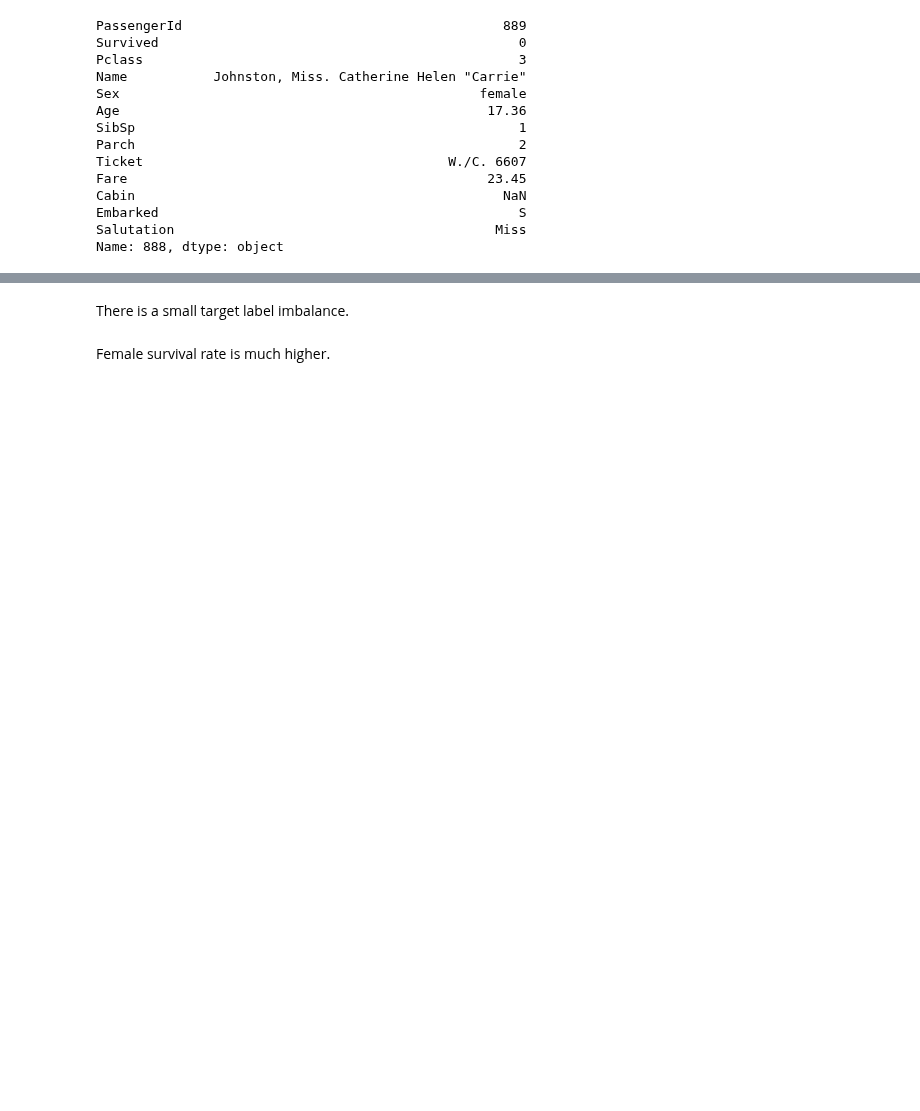
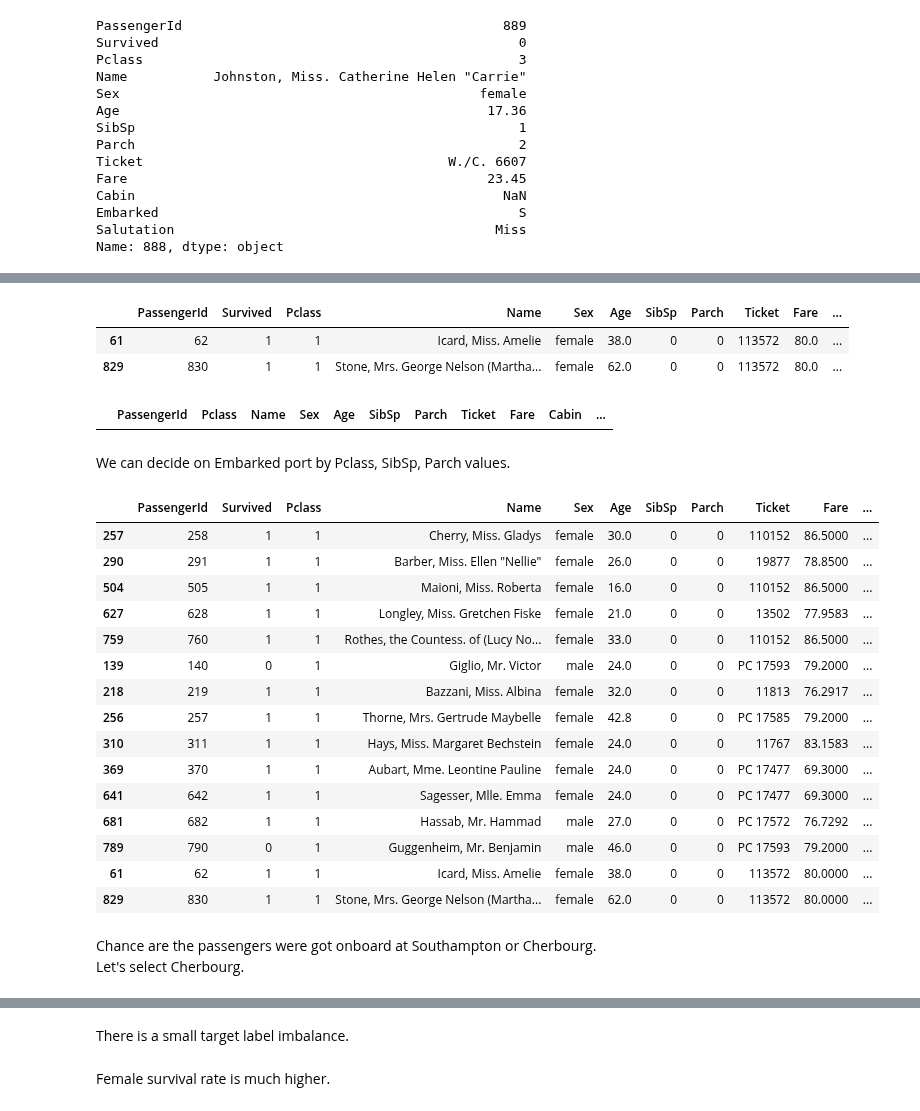
Before and after one commit to IgorBeHolder/Netology, a Jupyter notebook: Titanic.ipynb, the cells around one changed output, grey strips where cells are left out. Cells and saved outputs as stored; diff of their text form; code cells hidden in the pictures; blank space fills up the shorter version.

```diff
--- a/Titanic.ipynb
+++ b/Titanic.ipynb
@@ -257,5 +226,5 @@ df_test[df_test.Salutation=='Ms' ]
 # %%
-def add_age(row):
+def fill_age(row):
     '''
     Add age to missing values
     '''
@@ -266,6 +237,6 @@ def add_age(row):
 # %%
-df.Age = df.apply(add_age, axis=1) # add the age to the dataframe
-df_test.Age = df_test.apply(add_age, axis=1) # add the age to the TEST dataframe
+df.Age = df.apply(fill_age, axis=1) # fill the age to the dataframe
+df_test.Age = df_test.apply(fill_age, axis=1) # fill the age to the TEST dataframe
 df.loc[888,:] # check if the age was added
 # %% [output]
 PassengerId                                         889
@@ -287,0 +313,5 @@ Unfortunately, she didn't survive the sinking.
+# %%
+pd.set_option('display.max_colwidth', None) # to display full text in columns
+df.groupby("Ticket").agg(List_of_passengers_by_one_ticket=("Name", lambda x: x.tolist()),
+                                   Count=('PassengerId','count'),
+                                   Deck=("Pclass", lambda x: x.tolist())).sort_values(by='Count', ascending=False).head(10)
@@ -287,0 +334,2 @@ Unfortunately, she didn't survive the sinking.
+# %%
+pd.reset_option('display.max_colwidth') # reset the display option
@@ -287,0 +410,34 @@ Unfortunately, she didn't survive the sinking.
+# %%
+df[df.Embarked.isna()] # check if there is a missing value in TRAIN set
+# %% [output]
+|  | PassengerId | Survived | Pclass | Name | Sex | Age | SibSp | Parch | Ticket | Fare | ... |
+| 61 | 62 | 1 | 1 | Icard, Miss. Amelie | female | 38.0 | 0 | 0 | 113572 | 80.0 | ... |
+| 829 | 830 | 1 | 1 | Stone, Mrs. George Nelson (Martha... | female | 62.0 | 0 | 0 | 113572 | 80.0 | ... |
+# %%
+df_test[df_test.Embarked.isna()] # check if there is a missing value in TEST set
+# %% [output]
+|  | PassengerId | Pclass | Name | Sex | Age | SibSp | Parch | Ticket | Fare | Cabin | ... |
+# %% [markdown]
+We can decide on Embarked port by Pclass, SibSp, Parch values.
+# %%
+df[(df.Pclass == 1) & (df.SibSp == 0) & (df.Parch == 0) & (df.Fare < 90) & (df.Fare > 60)].sort_values(by='Embarked', ascending=False)
+# %% [output]
+|  | PassengerId | Survived | Pclass | Name | Sex | Age | SibSp | Parch | Ticket | Fare | ... |
+| 257 | 258 | 1 | 1 | Cherry, Miss. Gladys | female | 30.0 | 0 | 0 | 110152 | 86.5000 | ... |
+| 290 | 291 | 1 | 1 | Barber, Miss. Ellen "Nellie" | female | 26.0 | 0 | 0 | 19877 | 78.8500 | ... |
+| 504 | 505 | 1 | 1 | Maioni, Miss. Roberta | female | 16.0 | 0 | 0 | 110152 | 86.5000 | ... |
+| 627 | 628 | 1 | 1 | Longley, Miss. Gretchen Fiske | female | 21.0 | 0 | 0 | 13502 | 77.9583 | ... |
+| 759 | 760 | 1 | 1 | Rothes, the Countess. of (Lucy No... | female | 33.0 | 0 | 0 | 110152 | 86.5000 | ... |
+| 139 | 140 | 0 | 1 | Giglio, Mr. Victor | male | 24.0 | 0 | 0 | PC 17593 | 79.2000 | ... |
+| 218 | 219 | 1 | 1 | Bazzani, Miss. Albina | female | 32.0 | 0 | 0 | 11813 | 76.2917 | ... |
+| 256 | 257 | 1 | 1 | Thorne, Mrs. Gertrude Maybelle | female | 42.8 | 0 | 0 | PC 17585 | 79.2000 | ... |
+| 310 | 311 | 1 | 1 | Hays, Miss. Margaret Bechstein | female | 24.0 | 0 | 0 | 11767 | 83.1583 | ... |
+| 369 | 370 | 1 | 1 | Aubart, Mme. Leontine Pauline | female | 24.0 | 0 | 0 | PC 17477 | 69.3000 | ... |
+| 641 | 642 | 1 | 1 | Sagesser, Mlle. Emma | female | 24.0 | 0 | 0 | PC 17477 | 69.3000 | ... |
+| 681 | 682 | 1 | 1 | Hassab, Mr. Hammad | male | 27.0 | 0 | 0 | PC 17572 | 76.7292 | ... |
+| 789 | 790 | 0 | 1 | Guggenheim, Mr. Benjamin | male | 46.0 | 0 | 0 | PC 17593 | 79.2000 | ... |
+| 61 | 62 | 1 | 1 | Icard, Miss. Amelie | female | 38.0 | 0 | 0 | 113572 | 80.0000 | ... |
+| 829 | 830 | 1 | 1 | Stone, Mrs. George Nelson (Martha... | female | 62.0 | 0 | 0 | 113572 | 80.0000 | ... |
+# %% [markdown]
+Chance are the passengers were got onboard at Southampton or Cherbourg.
+Let's select Cherbourg.
```
Also changed, not shown: parts of 83 cells of this notebook, 1 other file.
